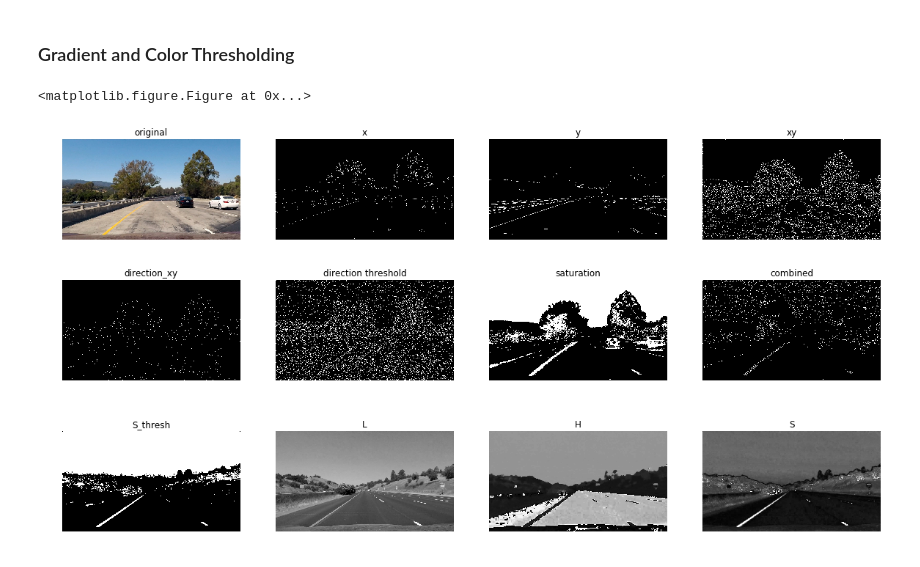
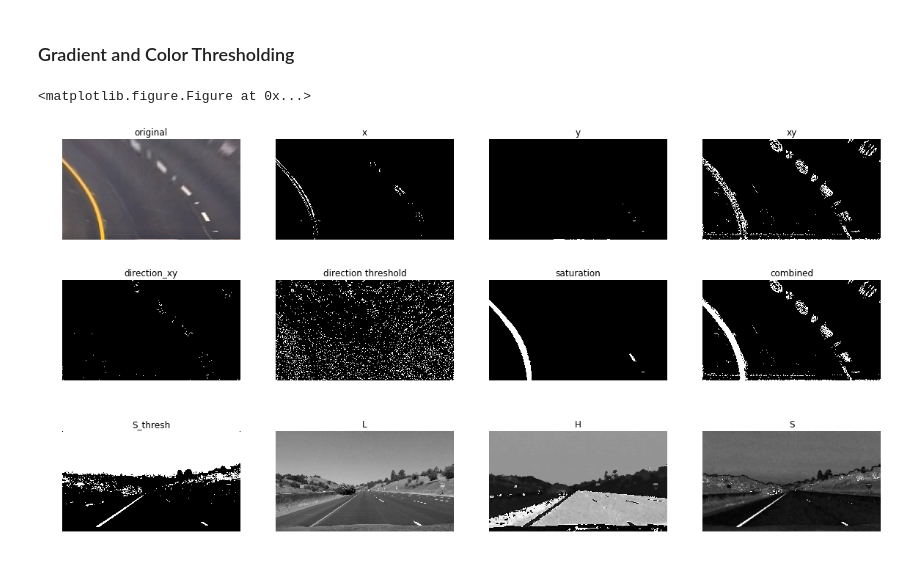
Before and after one commit to dmlicht/CarND-Advanced-Lane-Lines, a Jupyter notebook: thresholding.ipynb, the cells around one changed output. Saved outputs shown, nothing was run; the diff lists cells and outputs as text; code cells hidden in the pictures.

```diff
--- a/thresholding.ipynb
+++ b/thresholding.ipynb
@@ -11,6 +11,7 @@ from util import show_images
 ### Gradient and Color Thresholding
 # %%
 from collections import OrderedDict
+from perspective_transform import PerspectiveTransform
 
 def gradient(img, direction="x", kernel_size=3):
     gray = cv2.cvtColor(img, cv2.COLOR_RGB2GRAY)
@@ -39,7 +40,10 @@ def saturation(img):
     hls = cv2.cvtColor(img, cv2.COLOR_RGB2HLS)
     return hls[:,:,2]
 
-img = mpimg.imread('./test_images/test1.jpg')
+
+img = mpimg.imread('./test_images/test2.jpg')
+ps = PerspectiveTransform(img.shape)
+img = ps.transform(img)
 
 sobelx = gradient(img, kernel_size=5)
 sobely = gradient(img, direction='y', kernel_size=5)
@@ -49,43 +53,47 @@ sat = saturation(img)
 
 thresholdedx = threshold(sobelx, 40, 60)
 thresholdedy = threshold(sobely, 70, 150)
-thresholdedxy = threshold(sobelxy, 10, 12)
+thresholdedxy = threshold(sobelxy, 10, 20)
 # thresholded_dir = threshold(direction, 0.8, 1.0)
 thresholded_dir = threshold(direction, 0.7, 1.0)
 thresholded_sat = threshold(sat, 80, 355)
 
 plt.figure(figsize=(20, 10))
 gradient_gs = gridspec.GridSpec(1, 5)
 
 combined = np.zeros(thresholded_dir.shape)
+# combined[
+#     (thresholded_dir == 1) & (thresholded_sat == 1) |
+#     (thresholded_dir == 1) & (thresholdedy == 1) |
+#     (thresholded_sat == 1) & (thresholdedy == 1) |
+#     (thresholded_sat == 1) & (thresholdedx == 1)
+# ] = 1
+
 combined[
-    (thresholded_dir == 1) & (thresholded_sat == 1) |
-    (thresholded_dir == 1) & (thresholdedy == 1) |
-    (thresholded_sat == 1) & (thresholdedy == 1) |
-    (thresholded_sat == 1) & (thresholdedx == 1)
+    (thresholded_sat == 1) | (thresholdedxy == 1)
 ] = 1
 
 direction_xy = np.zeros(thresholded_dir.shape)
 direction_xy[
     (thresholded_dir == 1) & (thresholdedxy == 1)
 ] = 1
 # combined[((thresholdedx == 1) & (thresholdedy == 1)) | ((thresholdedxy == 1) & (dir_thresholded == 1))] = 1
 
 gradients = OrderedDict([
     ('original', img),
     ('x', thresholdedx),
     ('y', thresholdedy),
     ('xy', thresholdedxy),
     ('direction_xy', direction_xy),
     ('direction threshold', thresholded_dir),
     ('saturation', thresholded_sat),
     ('combined', combined)
 ])
 
 show_images(gradients, rows=2)
 # %% [output]
 <matplotlib.figure.Figure at 0x...>
-[figure, old version]
+[figure, new version]
 # %%
 img = mpimg.imread('./test_images/straight_lines1.jpg')
 hls = cv2.cvtColor(img, cv2.COLOR_RGB2HLS)
```
Also changed, not shown: 11 other files.
